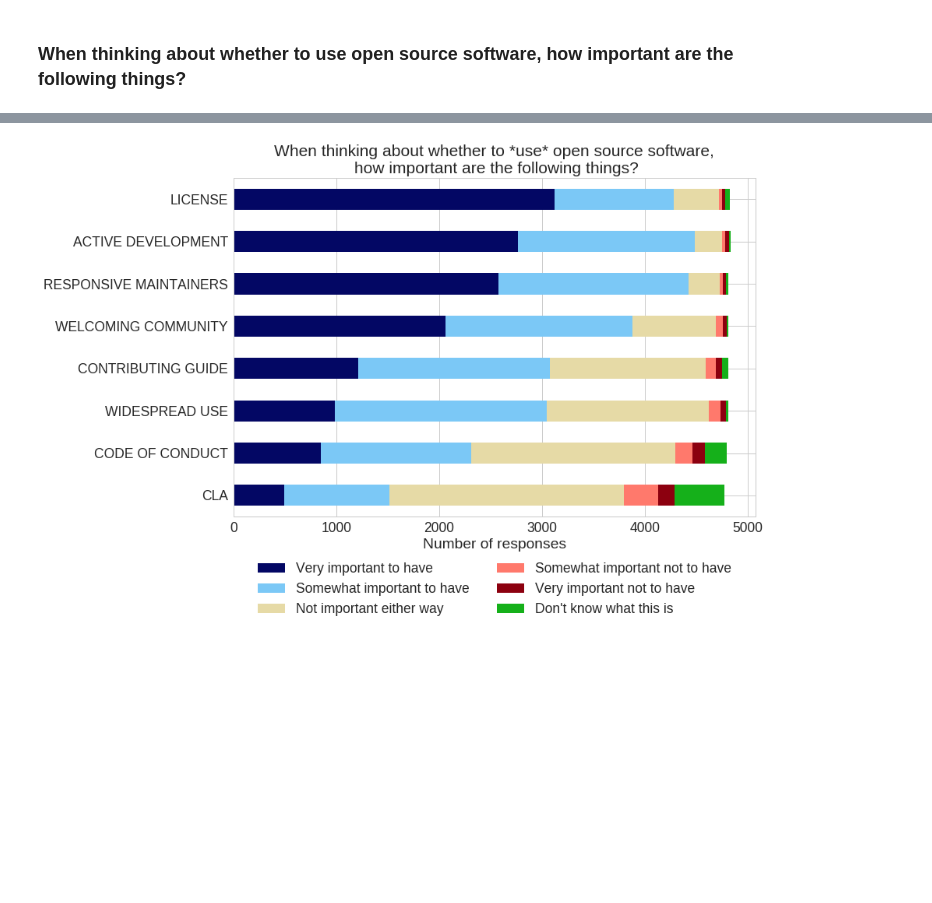
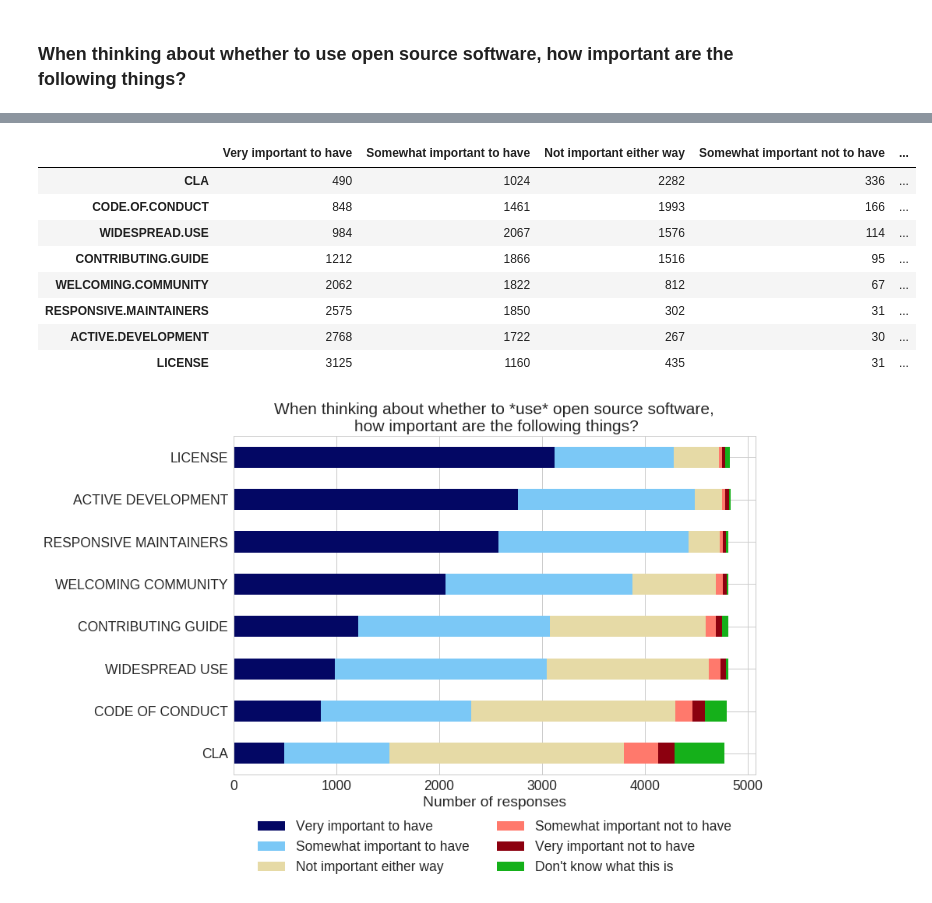
Before and after one commit to staeiou/github-survey-analysis, a Jupyter notebook: github-survey-descriptive-stats.ipynb, the cells around one changed output, grey strips where cells are left out. Drawn from its saved outputs; the diff is of its cells as text; code cells hidden in the pictures; blank space fills up the shorter version.

```diff
--- a/github-survey-descriptive-stats.ipynb
+++ b/github-survey-descriptive-stats.ipynb
@@ -468,3 +465,19 @@ user_pri_responses
+# %%
+idx = []
+for i in user_pri_responses.index:
+    idx.append(i[20:])
+idx = pd.Series(idx)
+user_pri_responses.set_index(idx)
+# %% [output]
+|  | Very important to have | Somewhat important to have | Not important either way | Somewhat important not to have | ... |
+| CLA | 490 | 1024 | 2282 | 336 | ... |
+| CODE.OF.CONDUCT | 848 | 1461 | 1993 | 166 | ... |
+| WIDESPREAD.USE | 984 | 2067 | 1576 | 114 | ... |
+| CONTRIBUTING.GUIDE | 1212 | 1866 | 1516 | 95 | ... |
+| WELCOMING.COMMUNITY | 2062 | 1822 | 812 | 67 | ... |
+| RESPONSIVE.MAINTAINERS | 2575 | 1850 | 302 | 31 | ... |
+| ACTIVE.DEVELOPMENT | 2768 | 1722 | 267 | 30 | ... |
+| LICENSE | 3125 | 1160 | 435 | 31 | ... |
 # %%
 sns.set(style="whitegrid", font_scale=1.75)
 fig, ax = plt.subplots()
```
Also changed, not shown: parts of 16 cells of this notebook, 45 other files.
